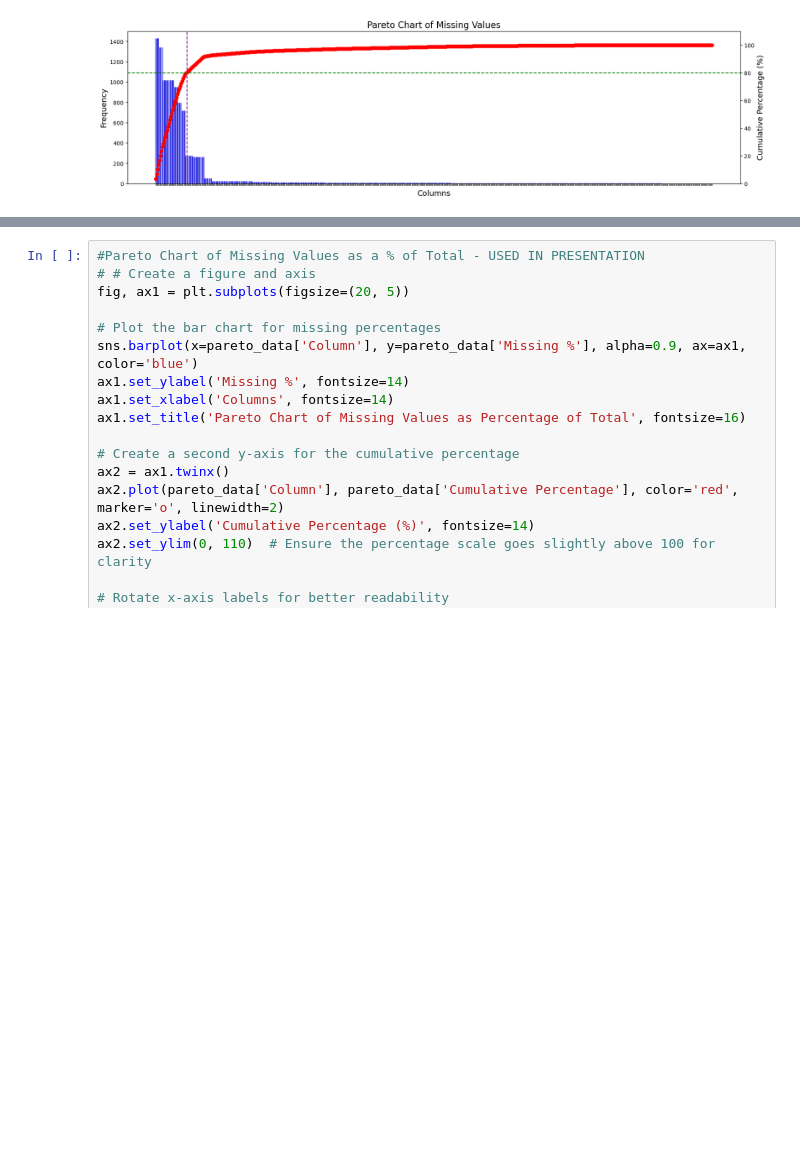
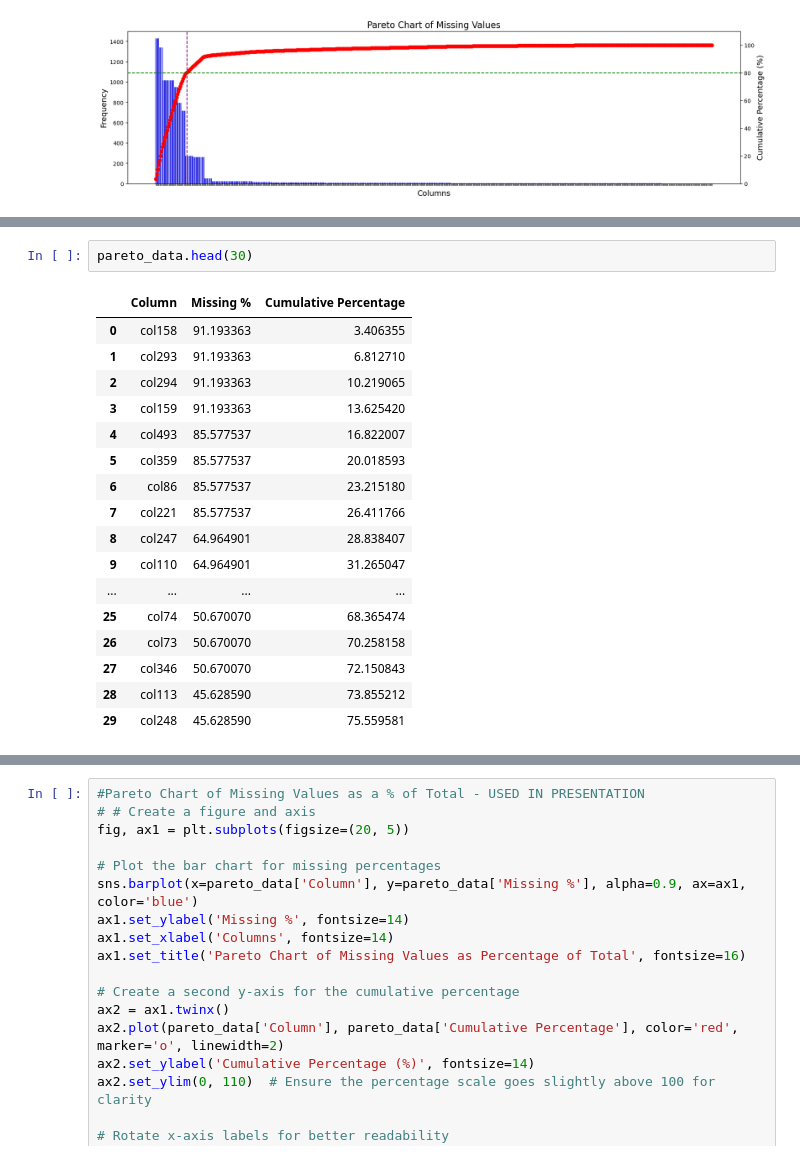
Before and after one commit to hugo-am/SECOM_HTWG2, a Jupyter notebook: SECOM Base.ipynb, the cells around one changed output, grey strips where cells are left out. Saved outputs shown, nothing was run; the diff lists cells and outputs as text; blank space fills up the shorter version.

```diff
--- a/SECOM Base.ipynb
+++ b/SECOM Base.ipynb
@@ -269,3 +268,23 @@ pareto_data
 | 590 | col495 | 0.000000 | 100.000000 |
 | 591 | timestamp | 0.000000 | 100.000000 |
 592 rows × 3 columns
+# %%
+pareto_data.head(30)
+# %% [output]
+|  | Column | Missing % | Cumulative Percentage |
+| 0 | col158 | 91.193363 | 3.406355 |
+| 1 | col293 | 91.193363 | 6.812710 |
+| 2 | col294 | 91.193363 | 10.219065 |
+| 3 | col159 | 91.193363 | 13.625420 |
+| 4 | col493 | 85.577537 | 16.822007 |
+| 5 | col359 | 85.577537 | 20.018593 |
+| 6 | col86 | 85.577537 | 23.215180 |
+| 7 | col221 | 85.577537 | 26.411766 |
+| 8 | col247 | 64.964901 | 28.838407 |
+| 9 | col110 | 64.964901 | 31.265047 |
+| ... | ... | ... | ... |
+| 25 | col74 | 50.670070 | 68.365474 |
+| 26 | col73 | 50.670070 | 70.258158 |
+| 27 | col346 | 50.670070 | 72.150843 |
+| 28 | col113 | 45.628590 | 73.855212 |
+| 29 | col248 | 45.628590 | 75.559581 |
```
Also changed, not shown: parts of 26 cells of this notebook.
